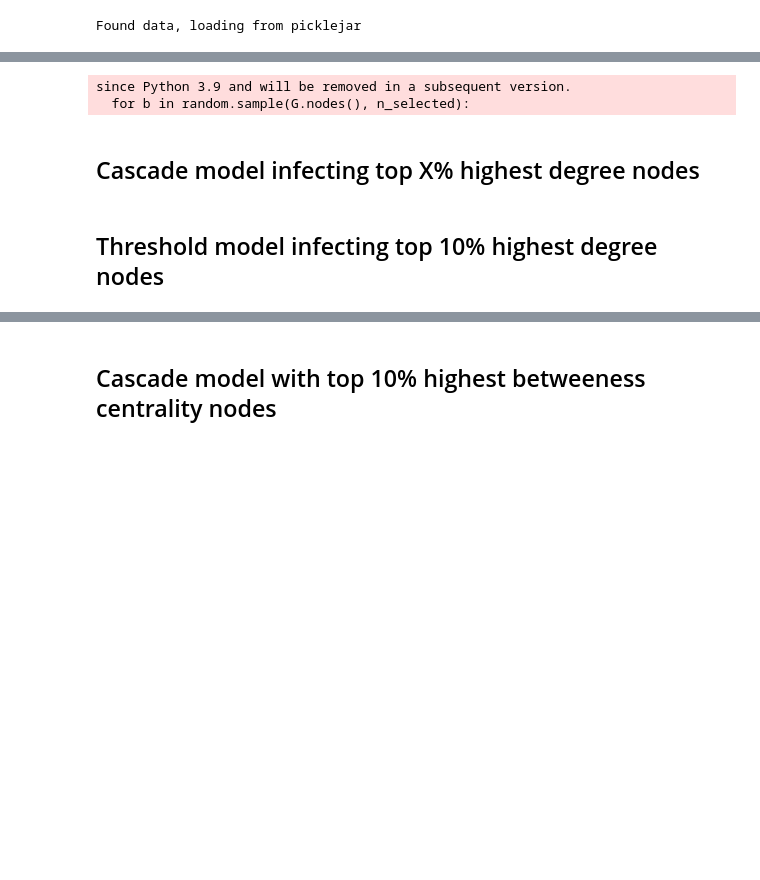
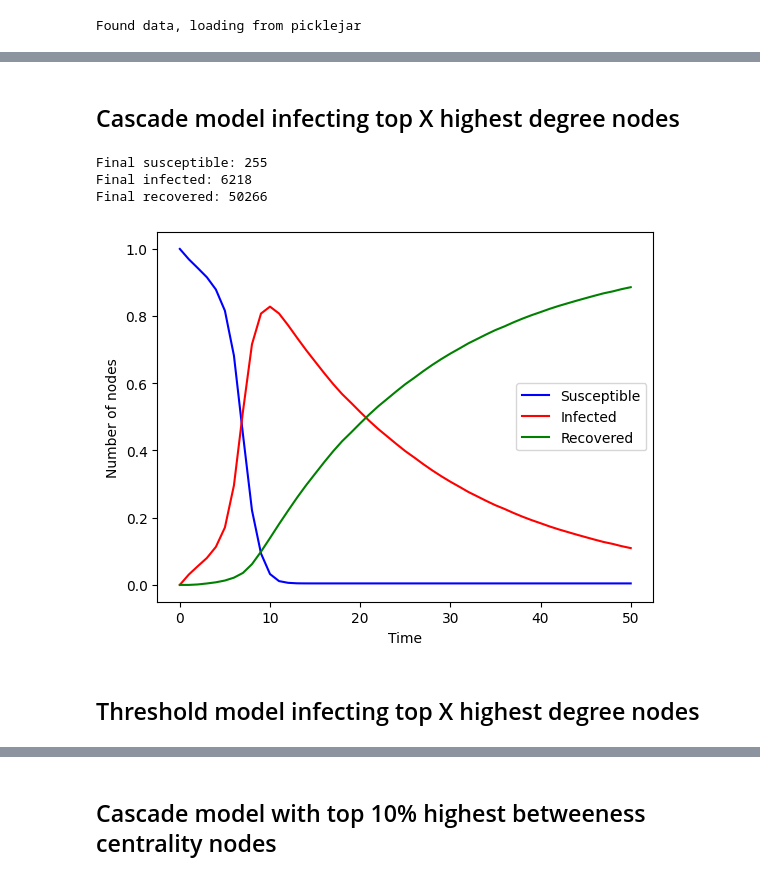
Before and after one commit to NetworkGang/NA-Project, a Jupyter notebook: src/Spreading.ipynb, the cells around one changed output, grey strips where cells are left out. Saved outputs shown, nothing was run; the diff lists cells and outputs as text; code cells hidden in the pictures; blank space fills up the shorter version.

```diff
--- a/src/Spreading.ipynb
+++ b/src/Spreading.ipynb
@@ -17,5 +17,8 @@ import numpy as np
 ### Load data
 # %%
 path = "../data/loc-brightkite_edges.txt.gz"
-G = nx.read_edgelist(path, create_using=nx.Graph(), nodetype=int)
+G = nx.read_edgelist(path, create_using=nx.Graph())
+largest_cc = max(nx.connected_components(G), key=len)
+len(largest_cc)
+G = G.subgraph(largest_cc)
 # %% [markdown]
@@ -41,13 +32,19 @@ sorted_degree_list = load("sorted_degree")
 # %% [output]
 Found data, loading from picklejar
 # %%
-def get_top_degree_nodes(percentage):
+def top_degree_nodes_percent(percentage):
     top_degree_nodes = []
     n_selected = int(len(sorted_degree_list)*percentage)
     for b in sorted_degree_list[:n_selected]:
 
         top_degree_nodes.append(str(b[0]))
     return top_degree_nodes
+
+def top_degree_nodes_n(n):
+    top_degree_nodes = []
+    for b in sorted_degree_list[:n]:
+        top_degree_nodes.append(str(b[0]))
+    return top_degree_nodes
 # %% [markdown]
 ### Highest betweeness centrality nodes:
 # %%
@@ -69,10 +71,14 @@ def get_top_betweenness_nodes(percentage):
 # %%
-def get_random_nodes(percentage):
+def random_nodes_percent(percentage):
     random_nodes = []
-    n_selected = int(len(G.nodes())*percentage)
-    for b in random.sample(G.nodes(), n_selected):
+    nodes = list(G.nodes()).copy()
+    n_selected = int(len(nodes)*percentage)
+    for b in random.sample(nodes, n_selected):
         random_nodes.append(str(b))
     return random_nodes
+def random_nodes_n(n):
+    random_nodes = []
+    nodes = list(G.nodes()).copy()
+    for b in random.sample(nodes, n):
+        random_nodes.append(str(b))
+    return random_nodes
-# %% [output]
-since Python 3.9 and will be removed in a subsequent version.
-  for b in random.sample(G.nodes(), n_selected):
@@ -110,4 +120,4 @@ def plot_resulst(results, num_initial_infected):
     plt.ylabel("Number of nodes")
     plt.show()
 # %% [markdown]
-## Cascade model infecting top X% highest degree nodes
+## Cascade model infecting top X highest degree nodes
@@ -128,2 +124,20 @@ model.plot_sir_graph()
+# %%
+model = CascadeModel(G)
+beta, gamma = 0.15, 0.05
+model.set_parameters(beta, gamma)
+
+n = 10
+p = 0.1
+initial_infected = top_degree_nodes_n(n)
+
+model.set_initial_infected(initial_infected)
+results = model.iterate(50)
+# Print end result
+plot_resulst(results, len(initial_infected))
+# %% [output]
+Final susceptible: 255
+Final infected: 6218
+Final recovered: 50266
+[figure, added]
 # %% [markdown]
-## Threshold model infecting top 10% highest degree nodes
+## Threshold model infecting top X highest degree nodes
```
Also changed, not shown: parts of 8 cells of this notebook, 2 other files.
